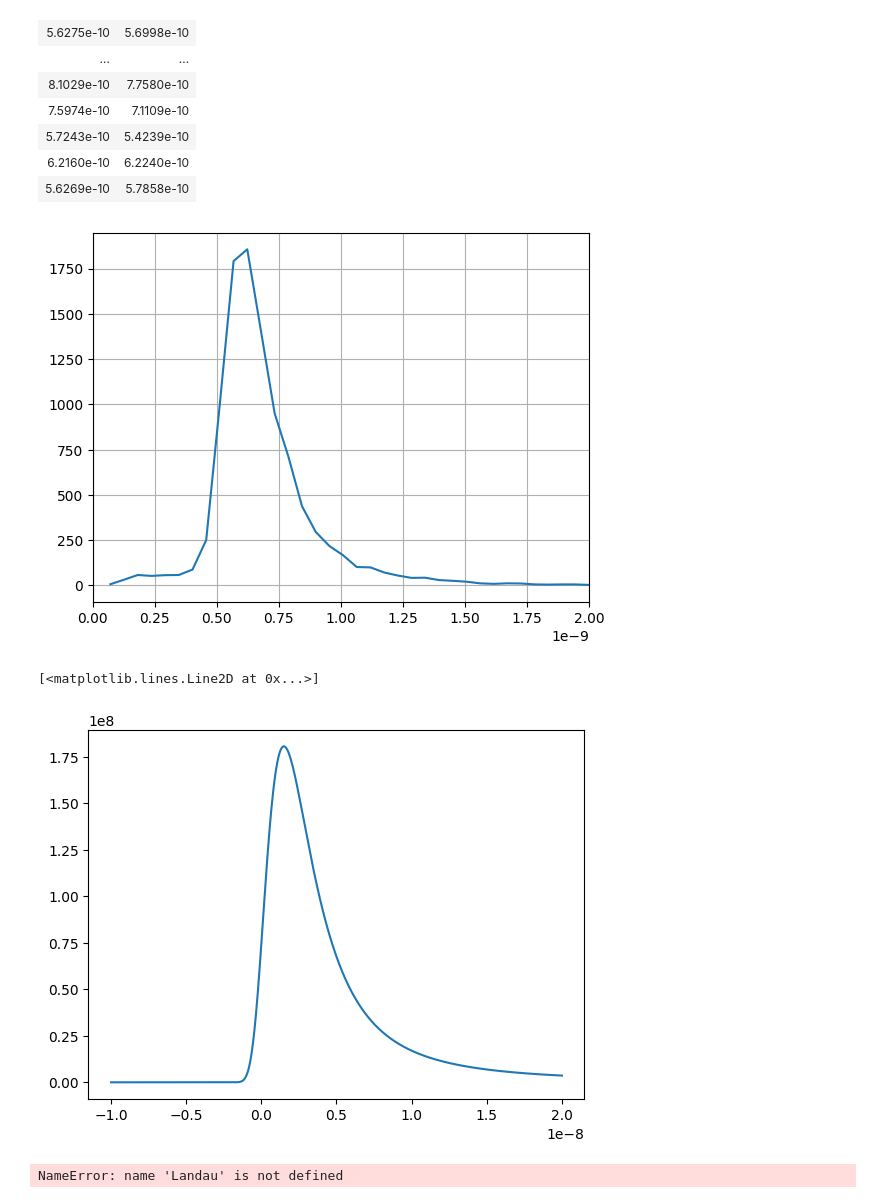
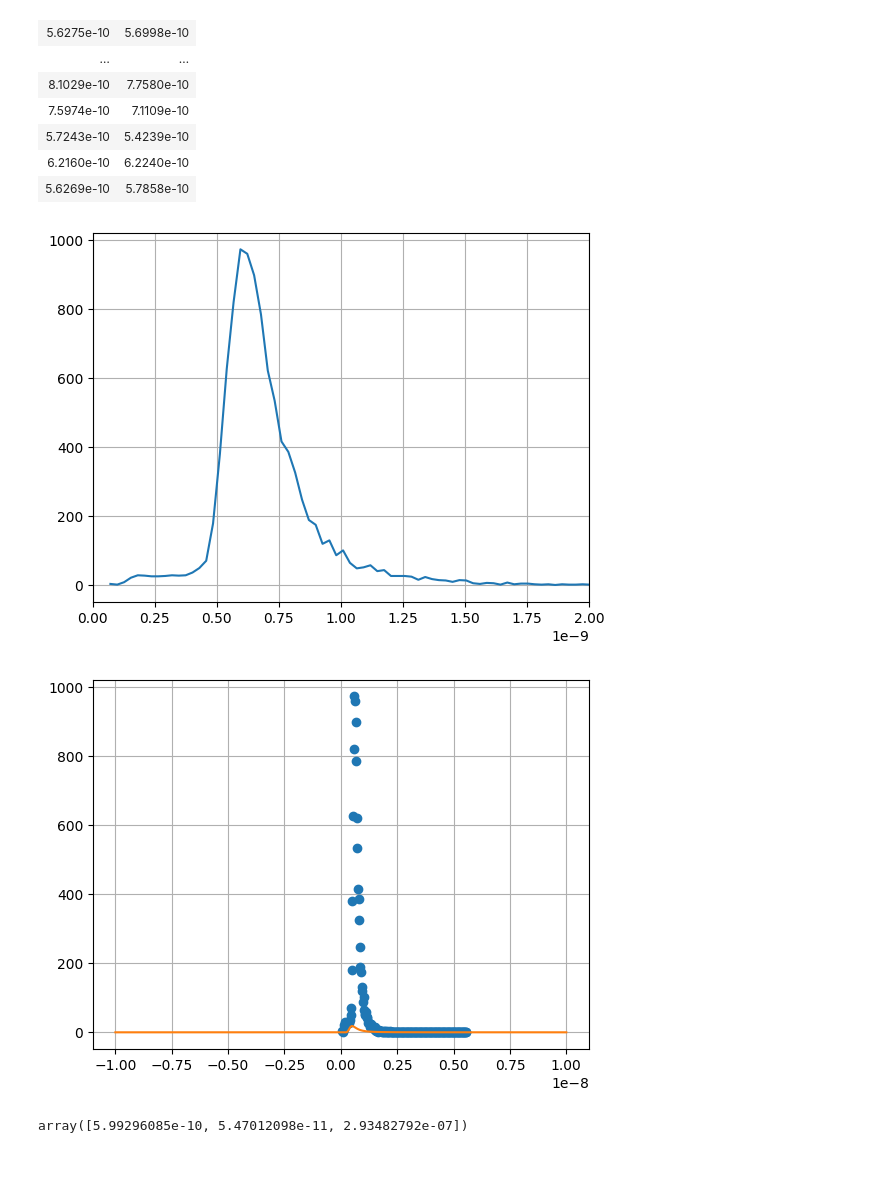
Before and after one commit to jijinbei/QuarkPhy, a Jupyter notebook: Vplot/src/mpel.ipynb, the cells around one changed output. Cells and saved outputs as stored; diff of their text form; code cells hidden in the pictures; blank space fills up the shorter version.

```diff
--- a/Vplot/src/mpel.ipynb
+++ b/Vplot/src/mpel.ipynb
@@ -23,8 +25,9 @@ shape: (10_000, 2)
 | 6.2160e-10 | 6.2240e-10 |
 | 5.6269e-10 | 5.7858e-10 |
 # %%
-hist = np.histogram(df["Integral_S"], bins=100)
+hist = np.histogram(df["Integral_S"], bins=200)
 x = hist[1][:-1]
+# x = x/sum(x)
 y = hist[0]
 # %%
 fig, ax = plt.subplots()
@@ -32,19 +35,24 @@ ax.plot(x, y)
 ax.set_xlim(0, 2e-9)
 ax.grid()
 # %% [output]
-[figure, old version]
+[figure, new version]
+# %%
+def fit_function(x, x_mpv, xi, A):
+    return A*landau.pdf(x, x_mpv, xi)
 # %%
-x = np.linspace(-1e-8, 2e-8, 1000)
-y = landau.pdf(x, 1.5e-9, 1e-9)
+init_params = [0.5e-9, 1e-10, 1e-8]
+
+x_test = np.linspace(-1e-8, 1e-8, 1000)
+y_test = fit_function(x_test, *init_params)
+
 fig, ax = plt.subplots()
-ax.plot(x, y)
+ax.plot(x, y, "o")
+ax.plot(x_test, y_test)
+ax.grid()
 # %% [output]
-[<matplotlib.lines.Line2D at 0x...>]
-[figure, old version]
+[figure, new version]
-# %%
-x = np.linspace(-5, 30, 1000)
-y = [Landau(i) for i in x]
-fig, ax = plt.subplots()
-ax.plot(x, y)
-# %% [output]
-NameError: name 'Landau' is not defined
+# %%
+popt, pcov = curve_fit(fit_function, x, y, p0=init_params, maxfev=10000)
+popt
+# %% [output]
+array([5.99296085e-10, 5.47012098e-11, 2.93482792e-07])
```
Also changed, not shown: parts of 11 cells of this notebook, 1 other file.
